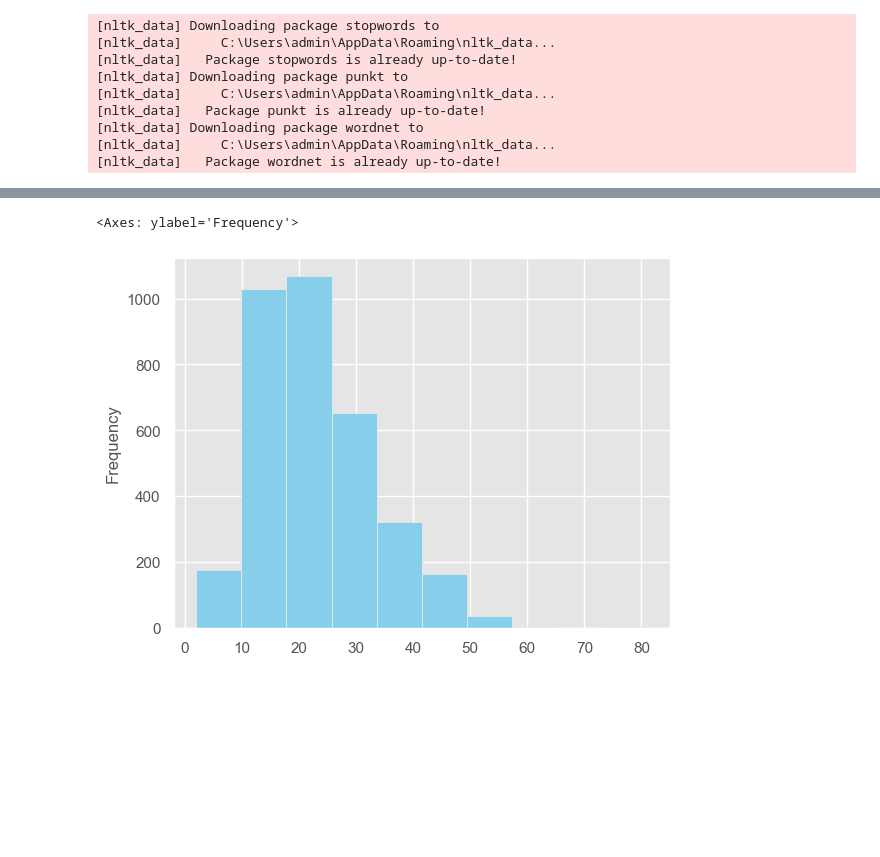
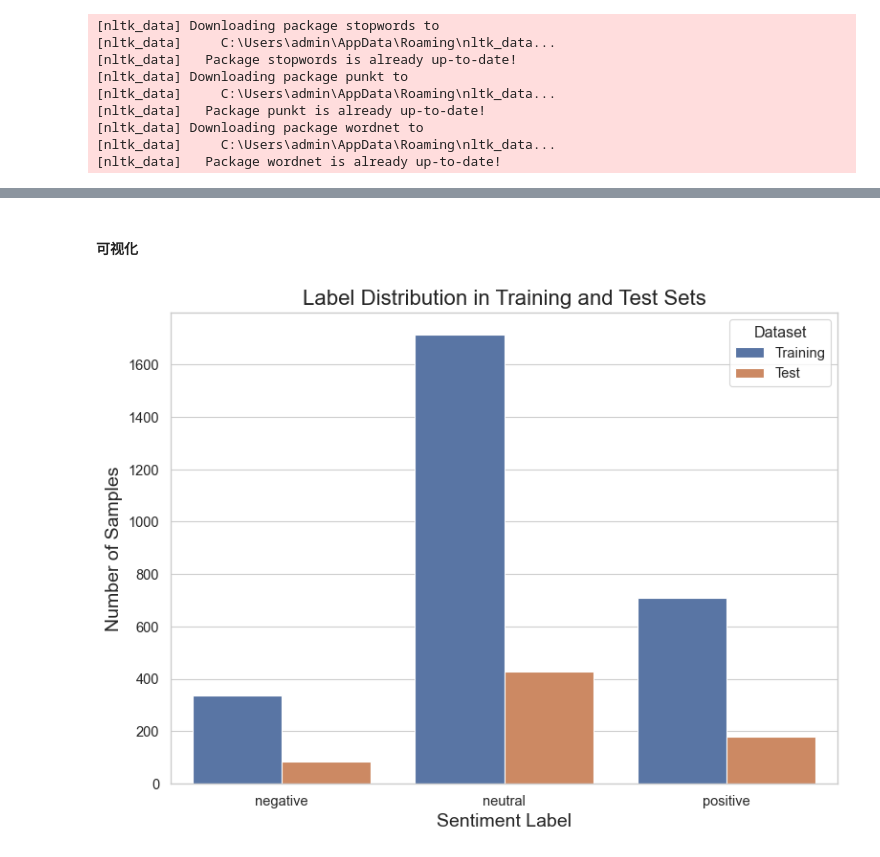
Before and after one commit to x99i9/MH6812_GROUP-PROJECT, a Jupyter notebook: Project.ipynb, the cells around one changed output, grey strips where cells are left out. Drawn from its saved outputs; the diff is of its cells as text; code cells hidden in the pictures; blank space fills up the shorter version.

```diff
--- a/Project.ipynb
+++ b/Project.ipynb
@@ -139 +130,9 @@ df_finphrase
+# %%
+if df_finphrase is not None:
+    # Perform label encoding (retain the original label column)
+    le = LabelEncoder()
+    df_finphrase['label_encoded'] = le.fit_transform(df_finphrase['label'])
+
+    # Save the label encoder to a file
+    joblib.dump(le, 'label_encoder.pkl')
 # %%
@@ -216,6 +183,40 @@ df_finphrase['label'].value_counts().plot(kind='bar', color='skyblue')
-# %%
-# view the word chang du of the sentences,use matplotlib
-df_finphrase['sentence'].apply(lambda x: len(x.split())).plot(kind='hist', color='skyblue')
-# %% [output]
-<Axes: ylabel='Frequency'>
-[figure, removed]
+# %% [markdown]
+#### 可视化
+# %%
+# Set theme for publication-quality plots
+sns.set_theme(context='paper', style='whitegrid', font_scale=1.2)
+
+# Prepare data for label distribution visualization
+# Get value counts for training and test sets (sorted by label index)
+train_counts = y_train.value_counts().sort_index()
+test_counts = y_test.value_counts().sort_index()
+
+# Create DataFrames for training and test set counts
+df_train_counts = pd.DataFrame({
+    'Label': le.classes_,
+    'Count': train_counts.values,
+    'Dataset': 'Training'
+})
+
+df_test_counts = pd.DataFrame({
+    'Label': le.classes_,
+    'Count': test_counts.values,
+    'Dataset': 'Test'
+})
+
+# Concatenate the two DataFrames for combined plotting
+df_counts = pd.concat([df_train_counts, df_test_counts], ignore_index=True)
+
+# Create a figure with one subplot for the bar plot
+fig, ax = plt.subplots(figsize=(8, 6))
+
+# Plot the bar chart showing the label distribution for both Training and Test sets
+sns.barplot(x='Label', y='Count', hue='Dataset', data=df_counts, ax=ax)
+ax.set_title("Label Distribution in Training and Test Sets", fontsize=16)
+ax.set_xlabel("Sentiment Label", fontsize=14)
+ax.set_ylabel("Number of Samples", fontsize=14)
+ax.legend(title='Dataset')
+plt.tight_layout()
+plt.show()
+# %% [output]
+[figure, added]
```
Also changed, not shown: parts of 19 cells of this notebook, 1 other file.
